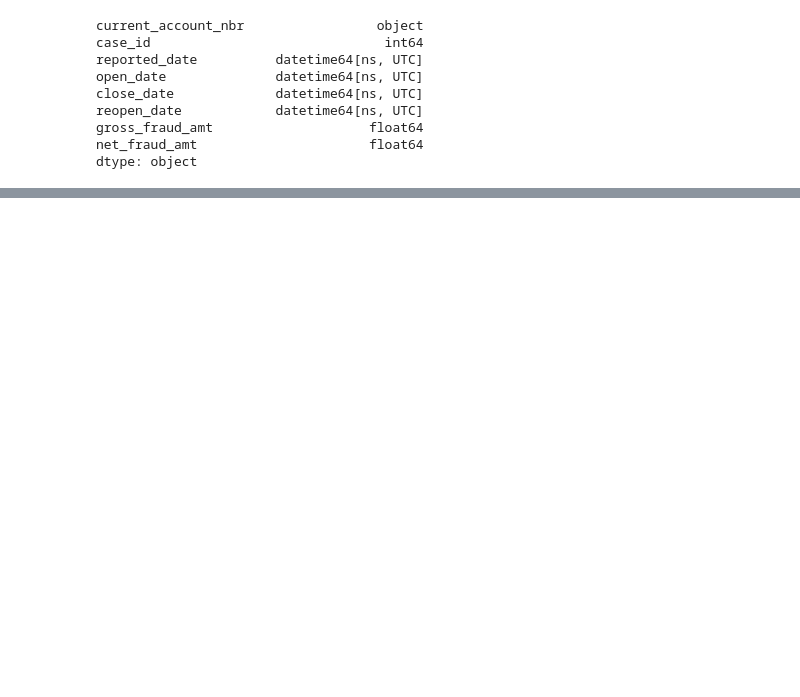
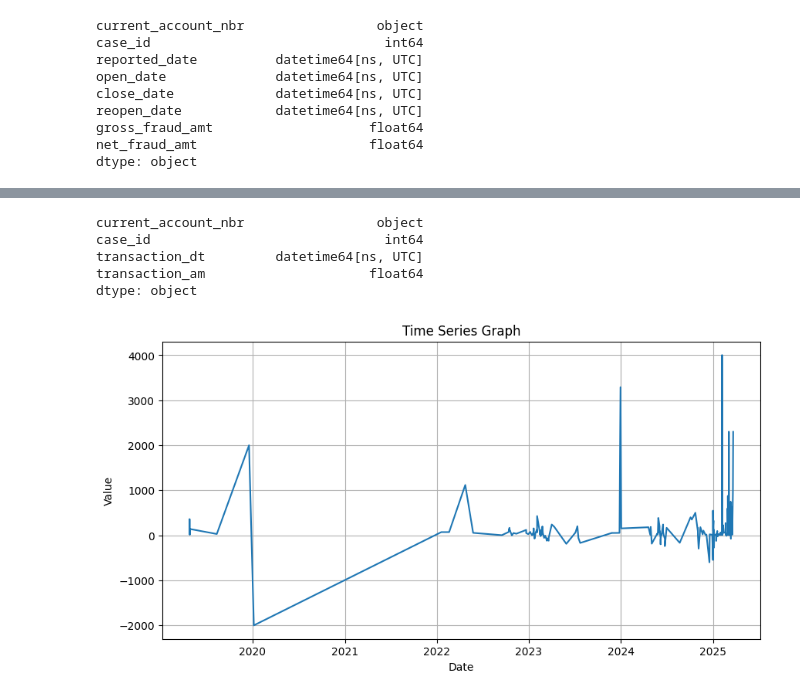
Before and after one commit to hazelLu6/synchrony-datathon-2025-alt-f4, a Jupyter notebook: time_series_analysis.ipynb, the cells around one changed output, grey strips where cells are left out. Drawn from its saved outputs; the diff is of its cells as text; code cells hidden in the pictures; blank space fills up the shorter version.

```diff
--- a/time_series_analysis.ipynb
+++ b/time_series_analysis.ipynb
@@ -35,0 +39,26 @@ import matplotlib.pyplot as plt
+# %%
+# Size of fraud transactions through time series
+df_tran = pd.read_csv('cleaned_data/cleaned_fraud_tran.csv')
+cols_to_replace = ['transaction_dt']
+for col in cols_to_replace:
+    df_tran[col] = pd.to_datetime(df_tran[col], utc=True)
+
+df_tran = df_tran.sort_values('transaction_dt', ascending=True)
+
+df_tran.dtypes
+# %% [output]
+current_account_nbr                 object
+case_id                              int64
+transaction_dt         datetime64[ns, UTC]
+transaction_am                     float64
+dtype: object
+# %%
+plt.figure(figsize=(10,5))
+plt.plot(df_tran['transaction_dt'], df_tran['transaction_am'])  # Replace with your actual numeric column
+plt.xlabel('Date')
+plt.ylabel('Value')
+plt.title('Time Series Graph')
+plt.grid(True)
+plt.show()
+# %% [output]
+[figure, added]
```
Also changed, not shown: parts of 5 cells of this notebook.
